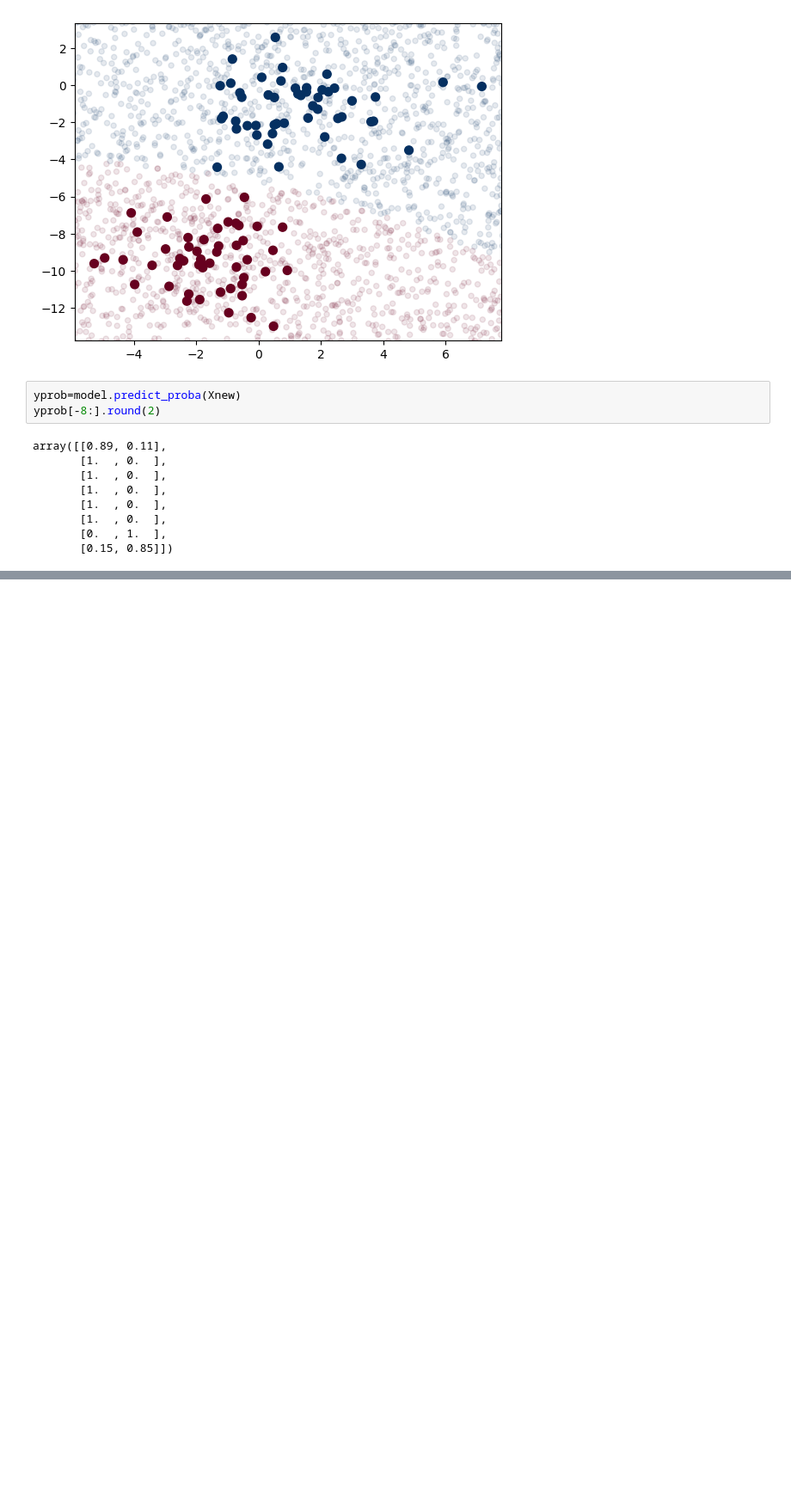
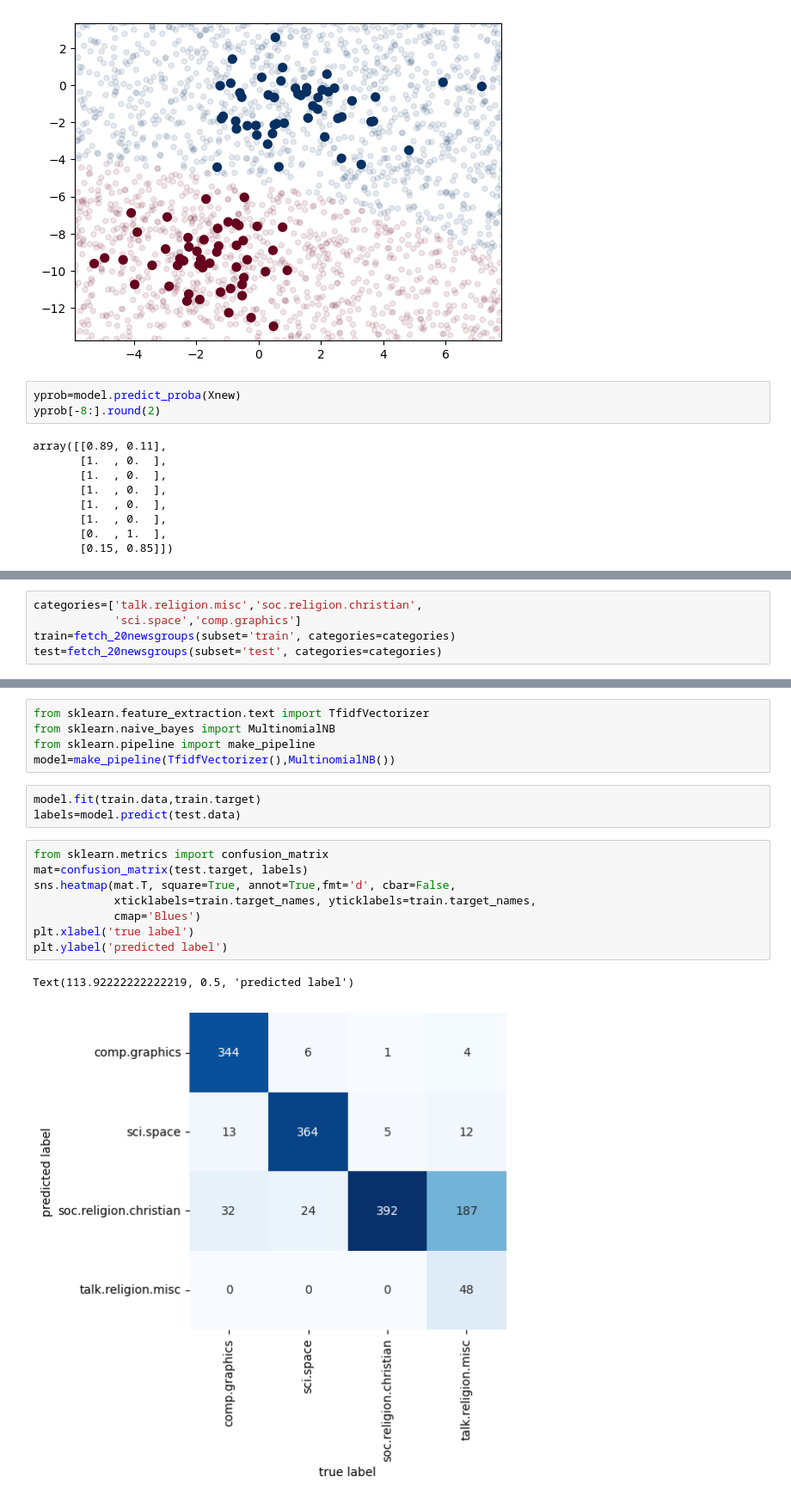
Before and after one commit to afif-af/python_data_analysis, a Jupyter notebook: PythonDataSciecnceHandbook.ipynb, the cells around one changed output, grey strips where cells are left out. Shown: that part at 86% size. Cells and saved outputs as stored; diff of their text form; blank space fills up the shorter version.

```diff
--- a/PythonDataSciecnceHandbook.ipynb
+++ b/PythonDataSciecnceHandbook.ipynb
@@ -43,0 +72,5 @@ array([[0.89, 0.11],
+# %%
+categories=['talk.religion.misc','soc.religion.christian',
+            'sci.space','comp.graphics']
+train=fetch_20newsgroups(subset='train', categories=categories)
+test=fetch_20newsgroups(subset='test', categories=categories)
@@ -43,0 +96,19 @@ array([[0.89, 0.11],
+# %%
+from sklearn.feature_extraction.text import TfidfVectorizer
+from sklearn.naive_bayes import MultinomialNB
+from sklearn.pipeline import make_pipeline
+model=make_pipeline(TfidfVectorizer(),MultinomialNB())
+# %%
+model.fit(train.data,train.target)
+labels=model.predict(test.data)
+# %%
+from sklearn.metrics import confusion_matrix
+mat=confusion_matrix(test.target, labels)
+sns.heatmap(mat.T, square=True, annot=True,fmt='d', cbar=False,
+            xticklabels=train.target_names, yticklabels=train.target_names,
+            cmap='Blues')
+plt.xlabel('true label')
+plt.ylabel('predicted label')
+# %% [output]
+Text(113.92222222222219, 0.5, 'predicted label')
+[figure, added]
```
Also changed, not shown: parts of 27 cells of this notebook.
